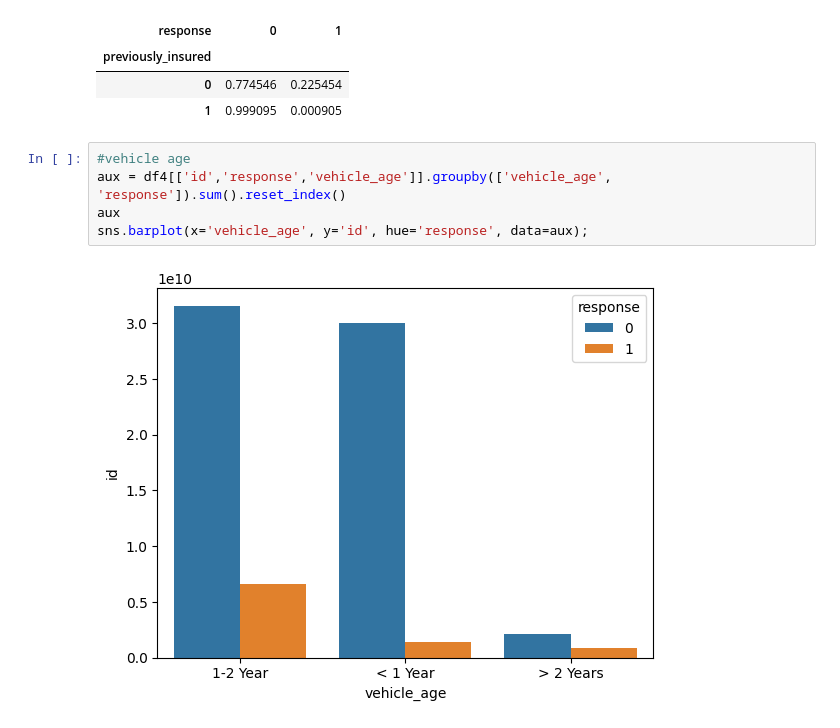
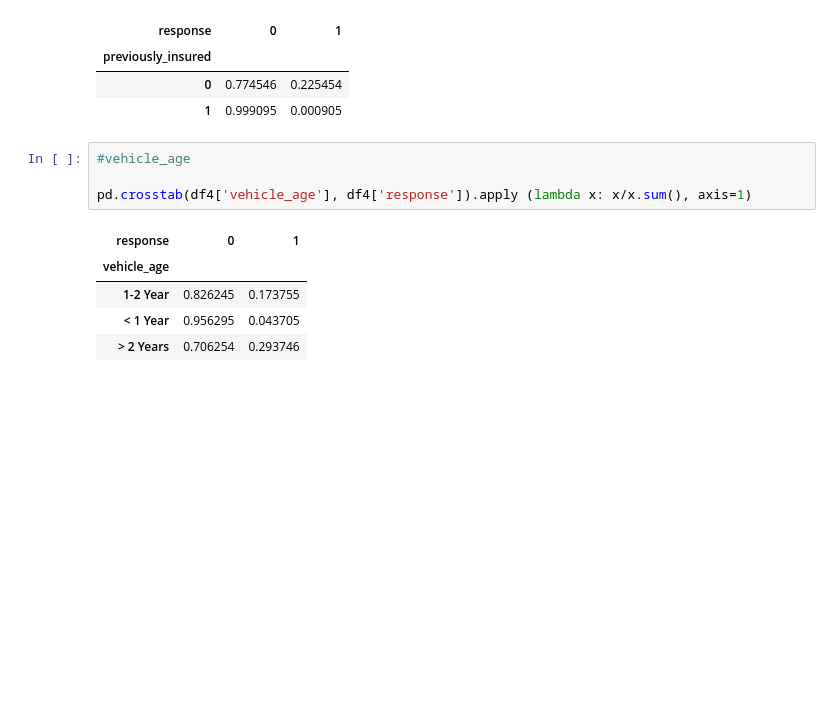
Before and after one commit to jessicanadalete/health_insurance_cross_sell, a Jupyter notebook: health_insurance_cross_sell.ipynb, the cells around one changed output. Drawn from its saved outputs; the diff is of its cells as text; blank space fills up the shorter version.

Commit message:
Data Analysis

```diff
--- a/health_insurance_cross_sell.ipynb
+++ b/health_insurance_cross_sell.ipynb
@@ -237,10 +237,13 @@ pd.crosstab(df4['previously_insured'], df4['response']).apply (lambda x: x/x.sum
 | previously_insured |  |  |
 | 0 | 0.774546 | 0.225454 |
 | 1 | 0.999095 | 0.000905 |
-# %%
-#vehicle age
-aux = df4[['id','response','vehicle_age']].groupby(['vehicle_age', 'response']).sum().reset_index()
-aux
-sns.barplot(x='vehicle_age', y='id', hue='response', data=aux);
-# %% [output]
-[figure, removed]
+# %%
+#vehicle_age
+
+pd.crosstab(df4['vehicle_age'], df4['response']).apply (lambda x: x/x.sum(), axis=1)
+# %% [output]
+| response | 0 | 1 |
+| vehicle_age |  |  |
+| 1-2 Year | 0.826245 | 0.173755 |
+| < 1 Year | 0.956295 | 0.043705 |
+| > 2 Years | 0.706254 | 0.293746 |
```
